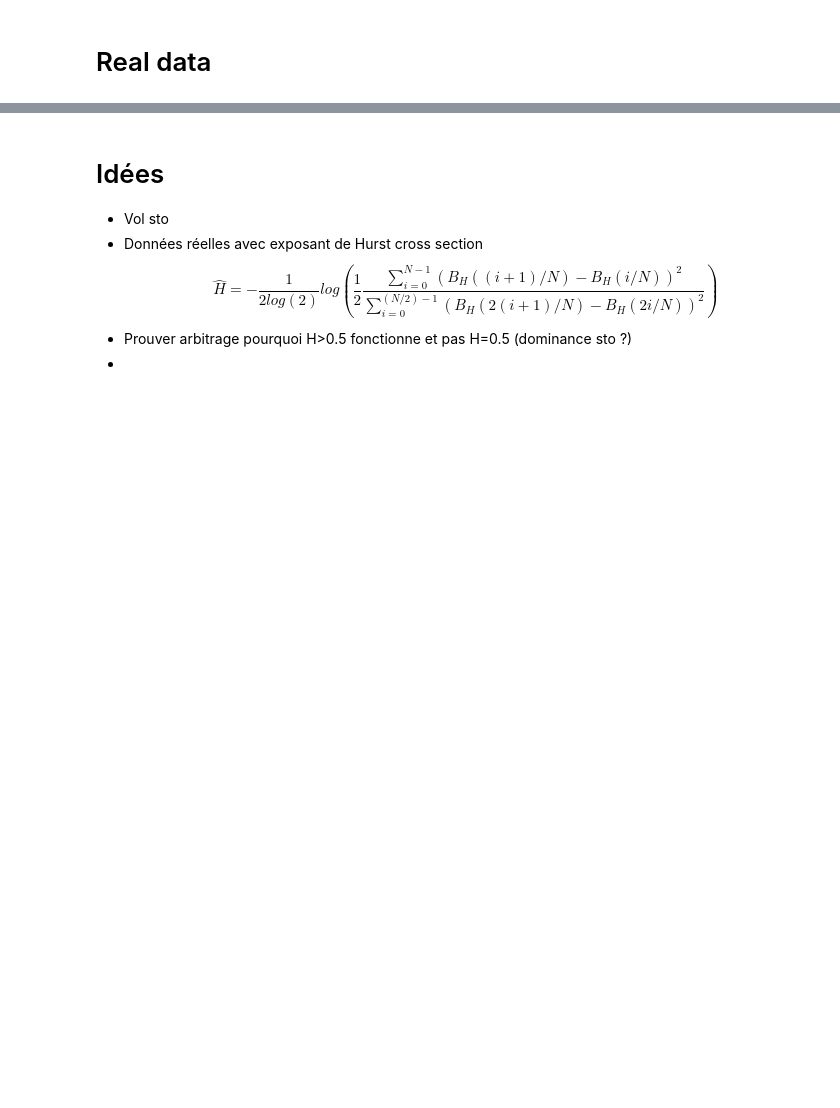
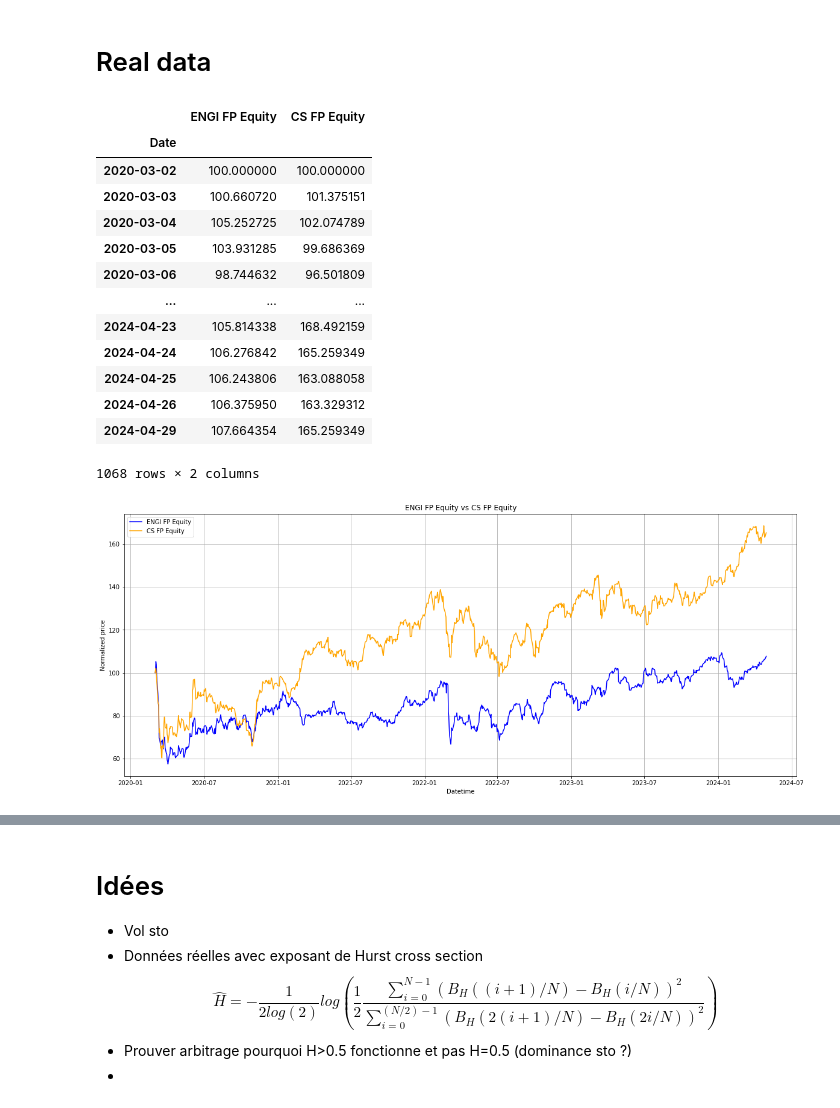
Before and after one commit to BaptisteZloch/Discretization-of-continuous-time-arbitrage-strategies-in-financial-markets-with-fBm, a Jupyter notebook: src/salopek_strategy.ipynb, the cells around one changed output, grey strips where cells are left out. Drawn from its saved outputs; the diff is of its cells as text; code cells hidden in the pictures; blank space fills up the shorter version.

```diff
--- a/src/salopek_strategy.ipynb
+++ b/src/salopek_strategy.ipynb
@@ -305,19 +307,35 @@ ax.legend(fontsize=15, loc="upper left")
 # %%
 df_ptf = pd.read_csv("../data/data_engie_axa.csv", sep=",").ffill()
 df_ptf["Date"] = pd.to_datetime(df_ptf["Date"])
 df_ptf = df_ptf.set_index("Date").sort_index().loc["2020-03-01":]
-# df_ptf = (df_ptf.pct_change().fillna(99) + 1).cumprod().loc["2020-01-01":]
+df_ptf = (df_ptf.pct_change().fillna(99) + 1).cumprod().loc["2020-01-01":]
 
 plt.figure(figsize=(20, 8))
 plt.plot(df_ptf["ENGI FP Equity"], label="ENGI FP Equity", color="blue")
 plt.plot(df_ptf["CS FP Equity"], label="CS FP Equity", color="orange")
 plt.xlabel("Datetime")
 plt.ylabel("Normalized price")
 plt.title("ENGI FP Equity vs CS FP Equity")
 plt.grid()
 plt.legend()
 
 df_ptf
+# %% [output]
+|  | ENGI FP Equity | CS FP Equity |
+| Date |  |  |
+| 2020-03-02 | 100.000000 | 100.000000 |
+| 2020-03-03 | 100.660720 | 101.375151 |
+| 2020-03-04 | 105.252725 | 102.074789 |
+| 2020-03-05 | 103.931285 | 99.686369 |
+| 2020-03-06 | 98.744632 | 96.501809 |
+| ... | ... | ... |
+| 2024-04-23 | 105.814338 | 168.492159 |
+| 2024-04-24 | 106.276842 | 165.259349 |
+| 2024-04-25 | 106.243806 | 163.088058 |
+| 2024-04-26 | 106.375950 | 163.329312 |
+| 2024-04-29 | 107.664354 | 165.259349 |
+1068 rows × 2 columns
+[figure, added]
 # %%
 ALPHA = -30
 BETA = 30
```
Also changed, not shown: parts of 10 cells of this notebook, 2 other files.
